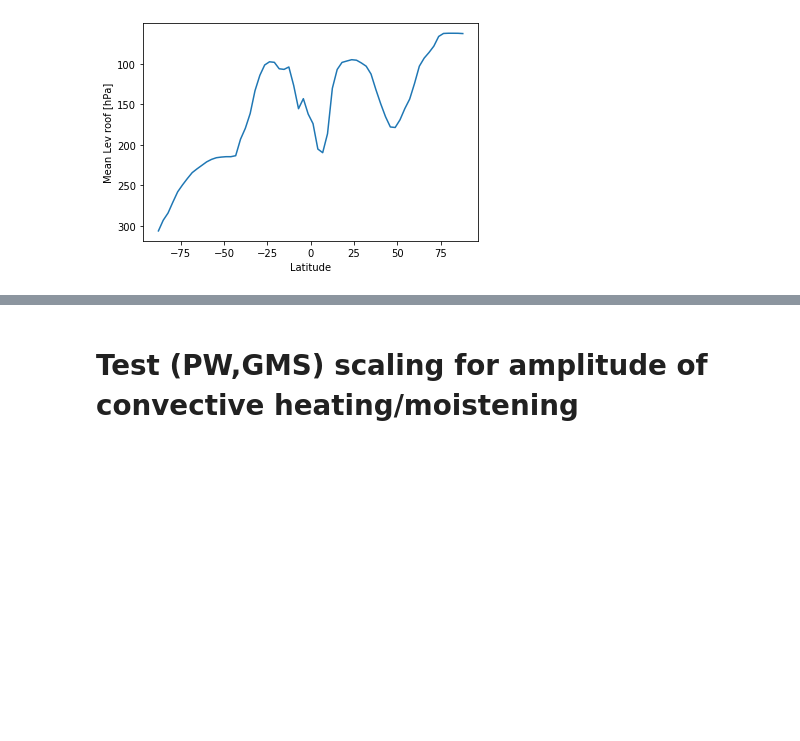
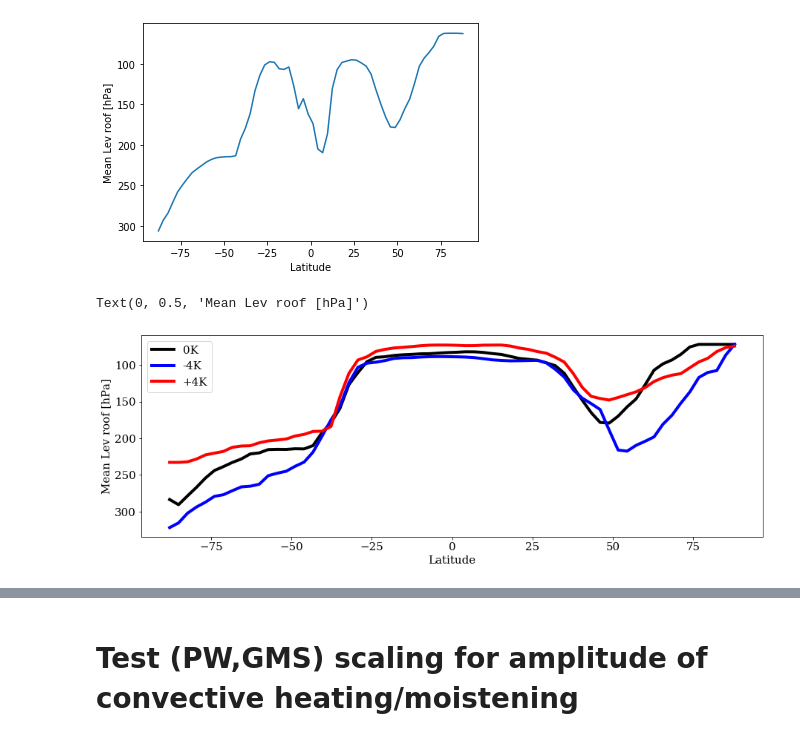
Before and after one commit to wallingTACC/CBRAIN-CAM, a Jupyter notebook: notebooks/tbeucler_devlog/044_Climate_invariant_analysis_output_scaling.ipynb, the cells around one changed output, grey strips where cells are left out. Cells and saved outputs as stored; diff of their text form; code cells hidden in the pictures; blank space fills up the shorter version.

```diff
--- a/notebooks/tbeucler_devlog/044_Climate_invariant_analysis_output_scaling.ipynb
+++ b/notebooks/tbeucler_devlog/044_Climate_invariant_analysis_output_scaling.ipynb
@@ -121,7 +139,7 @@ def levTildeDiscrete(X,lev,inp_sub,inp_div,batch_size=1024,interm_dim_size=40):
     X_temperature = X[:,30:60] #batchx30
     X_temperature_denomalized = X_denormalized[:,30:60]
 
-    lev_stacked = lev_stacked = np.repeat(np.array(lev).reshape(1,-1),batch_size,axis=0)
+    lev_stacked = np.repeat(np.array(lev).reshape(1,-1),batch_size,axis=0)
     imin = np.argmin(X_temperature_denomalized[:,6:],axis=1)+6
     lev_roof = np.array(lev[imin])
     lev_tilde = (lev_stacked[:,-1].reshape(-1,1)-lev_stacked[:])/(lev_stacked[:,-1].reshape(-1,1)-lev_roof.reshape(-1,1))#batchx30
@@ -150,7 +168,7 @@ def levTildeConti(X,lev,inp_sub,inp_div,batch_size=1024,interm_dim_size=40,Tnot=
     X_pressure = X[:,:30]
     X_temperature = X[:,30:60] #batchx30
     X_temperature_denormalized = X_denormalized[:,30:60]
-    lev_stacked = lev_stacked = np.repeat(np.array(lev).reshape(1,-1),batch_size,axis=0)
+    lev_stacked = np.repeat(np.array(lev).reshape(1,-1),batch_size,axis=0)
     imin = np.argmin(X_temperature_denormalized[:,6:],axis=1)+6 #take one below this and the next one
     lev1 = np.array(lev[imin-1]) #batch_size dim
     lev2 = np.array(lev[imin+1])
@@ -228,3 +246,36 @@ plt.ylabel('Mean Lev roof [hPa]')
 # %% [output]
 Text(0, 0.5, 'Mean Lev roof [hPa]')
 [figure]
+# %%
+def data2levroof(dataset,option):
+
+    S = dataset.QAP.shape
+    X = np.transpose(
+        np.concatenate((np.reshape(np.moveaxis(dataset.QAP.values,0,1),(30,S[0]*S[2]*S[3])),
+                        np.reshape(np.moveaxis(dataset.TAP.values,0,1),(30,S[0]*S[2]*S[3]))),axis=0)
+    )
+
+    if option=='discrete':
+        X_result, lev_tilde, lev_roof = \
+        levTildeDiscrete(X,dataref.lev.values,0*X**0,1*X**0,batch_size=X.shape[0],interm_dim_size=40)
+    elif option=='continuous':
+        X_result, lev_tilde, lev_roof = \
+        levTildeConti(X,dataref.lev.values,0*X**0,1*X**0,batch_size=X.shape[0],interm_dim_size=40,Tnot=5)
+
+    return np.reshape(lev_roof,(S[0],S[2],S[3]))
+# %%
+lev_roof_0 = data2levroof(dataref,'discrete')
+lev_roof_m4 = data2levroof(datam4K,'discrete')
+lev_roof_p4 = data2levroof(datap4K,'discrete')
+# %%
+plt.figure(figsize=(15,5))
+plt.plot(dataref.lat,np.mean(lev_roof_0,axis=(0,2)),color='k',label='0K')
+plt.plot(dataref.lat,np.mean(lev_roof_m4,axis=(0,2)),color='b',label='-4K')
+plt.plot(dataref.lat,np.mean(lev_roof_p4,axis=(0,2)),color='r',label='+4K')
+plt.gca().invert_yaxis()
+plt.legend()
+plt.xlabel('Latitude')
+plt.ylabel('Mean Lev roof [hPa]')
+# %% [output]
+Text(0, 0.5, 'Mean Lev roof [hPa]')
+[figure, added]
```
Also changed, not shown: parts of 12 cells of this notebook.
